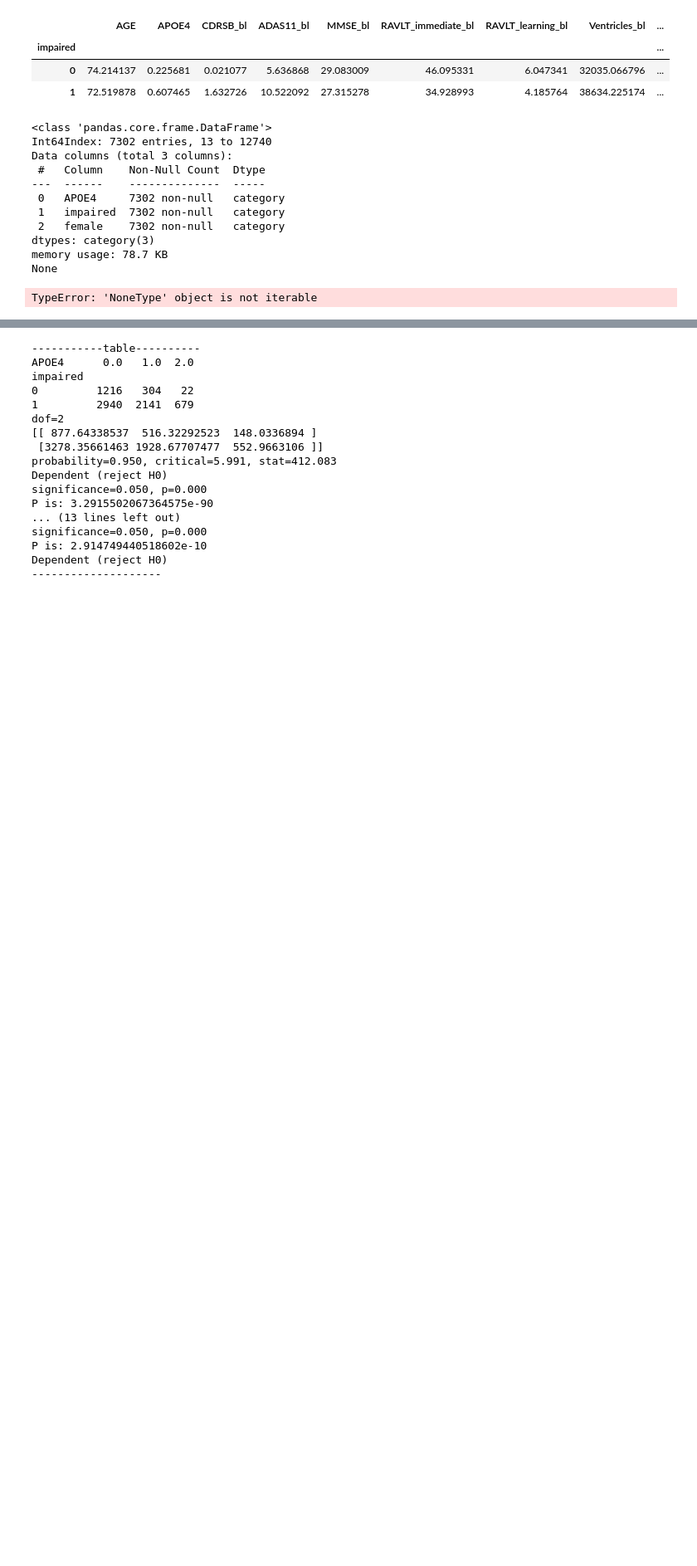
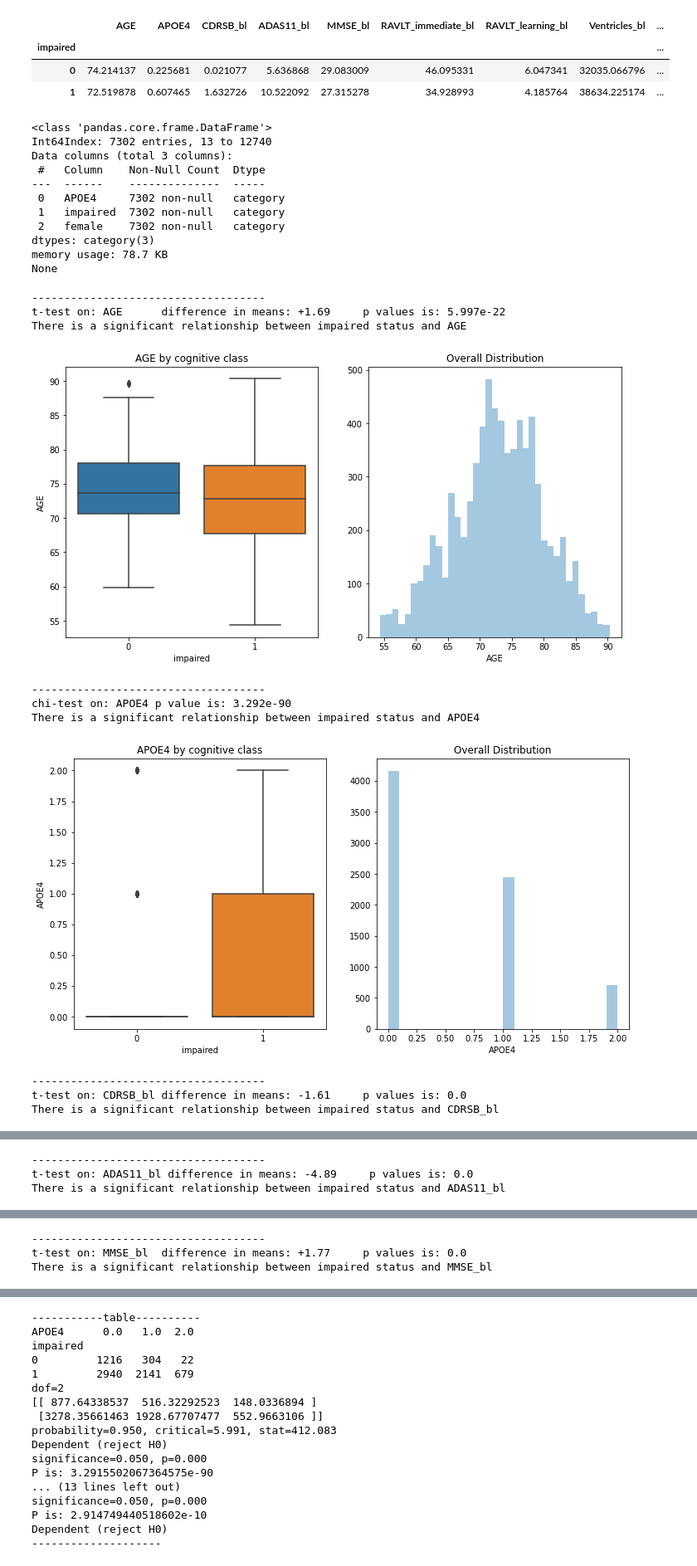
Before and after one commit to tnankie/Project-Daybreak, a Jupyter notebook: stats_report.ipynb, the cells around one changed output, grey strips where cells are left out. Shown at 83% size. Drawn from its saved outputs; the diff is of its cells as text; code cells hidden in the pictures; blank space fills up the shorter version.

```diff
--- a/stats_report.ipynb
+++ b/stats_report.ipynb
@@ -170,21 +188,9 @@ def chi_tester(df, ind, target):
     else:
         print('Independent (fail to reject H0)')
 # %%
-"""for i in t2.columns:
-    plt.subplots(figsize=(12,6))
-    plt.subplot(1,2,1,)
-    sns.boxplot(y=t2[i], x = t2.impaired, data = t2)
-    plt.title(str(i) + " by cognitive class")
-    plt.subplot(1,2,2)
-    if t2[i].dtype == ("float64" or "int64"):
-        sns.distplot(t2[i], kde=False )
-        plt.title("Overall Distribution")
-
-    else:
-        sns.countplot(x=i, data = t2)
-
-    plt.show()"""
 cols = list(ts.get_group(0).columns)
+cols.remove("impaired")
+cols.remove("rid")
 for c,v in enumerate(cols):
     m = ts.get_group(0)[v].mean() - ts.get_group(1)[v].mean()
     tango = scipy.stats.ttest_ind(ts.get_group(0)[v], ts.get_group(1)[v], axis=0, equal_var=False, nan_policy='propagate')
@@ -195,31 +201,41 @@ for c,v in enumerate(cols):
     if v in list(cats.columns):
         mango = chi_tester_p(cats, "impaired", v)
         line_chi = '{} {:<} {} {:<.4}'.format("chi-test on:", v, "p value is:", mango)
         print(line_chi)
         if mango < 0.05:
             print("There is a significant relationship between impaired status and", v)
         else:
             print("No significant relationship between feature", v, "and the impairment status")
     else:
         print(line_new)
         if tango.pvalue < 0.05:
             print("There is a significant relationship between impaired status and", v)
         else:
             print("No significant relationship between feature", v, "and the impairment status")
 
 
     plt.subplots(figsize=(12,6))
     plt.subplot(1,2,1,)
     sns.boxplot(y=t2[v], x = t2.impaired, data = t2)
     plt.title(str(v) + " by cognitive class")
     plt.subplot(1,2,2)
     if t2[v].dtype == ("float64" or "int64"):
         sns.distplot(t2[v], kde=False )
         plt.title("Overall Distribution")
 
     else:
         sns.countplot(x=v, data = t2)
 
     plt.show()
 # %% [output]
-TypeError: 'NoneType' object is not iterable
+------------------------------------
+t-test on: AGE      difference in means: +1.69     p values is: 5.997e-22
+There is a significant relationship between impaired status and AGE
+[figure, added]
+------------------------------------
+chi-test on: APOE4 p value is: 3.292e-90
+There is a significant relationship between impaired status and APOE4
+[figure, added]
+------------------------------------
+t-test on: CDRSB_bl difference in means: -1.61     p values is: 0.0
+There is a significant relationship between impaired status and CDRSB_bl
@@ -225,0 +243,3 @@ TypeError: 'NoneType' object is not iterable
+------------------------------------
+t-test on: ADAS11_bl difference in means: -4.89     p values is: 0.0
+There is a significant relationship between impaired status and ADAS11_bl
@@ -225,0 +247,3 @@ TypeError: 'NoneType' object is not iterable
+------------------------------------
+t-test on: MMSE_bl  difference in means: +1.77     p values is: 0.0
+There is a significant relationship between impaired status and MMSE_bl
```
Also changed, not shown: parts of 10 cells of this notebook.
